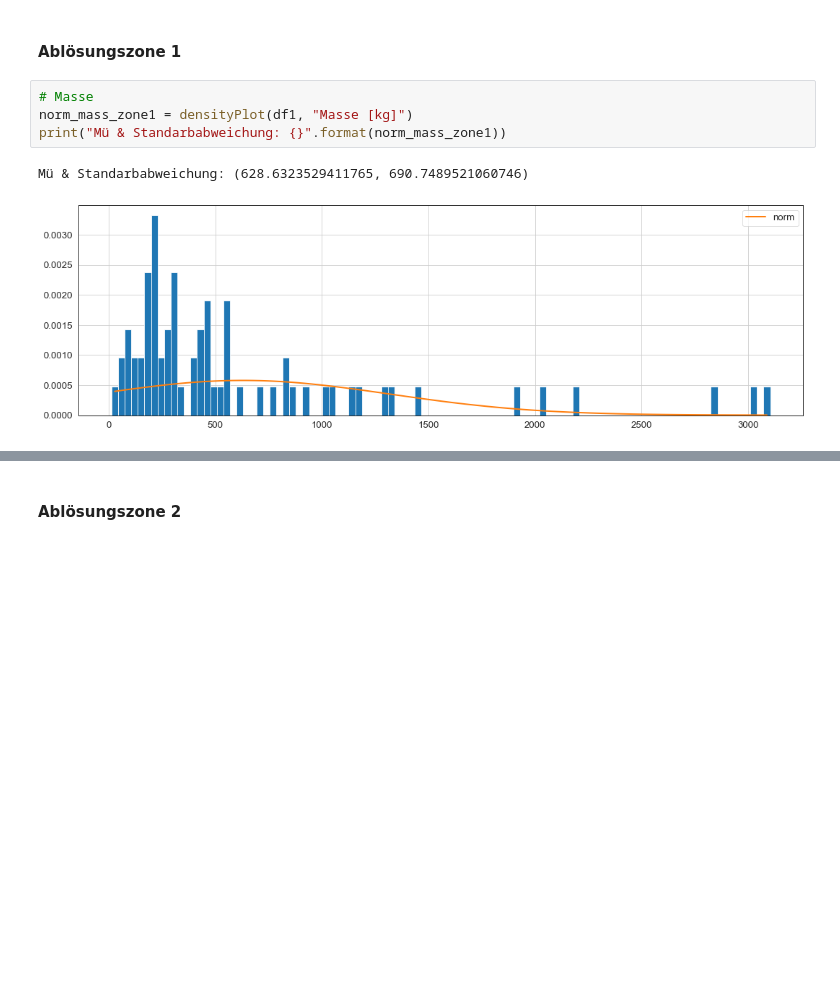
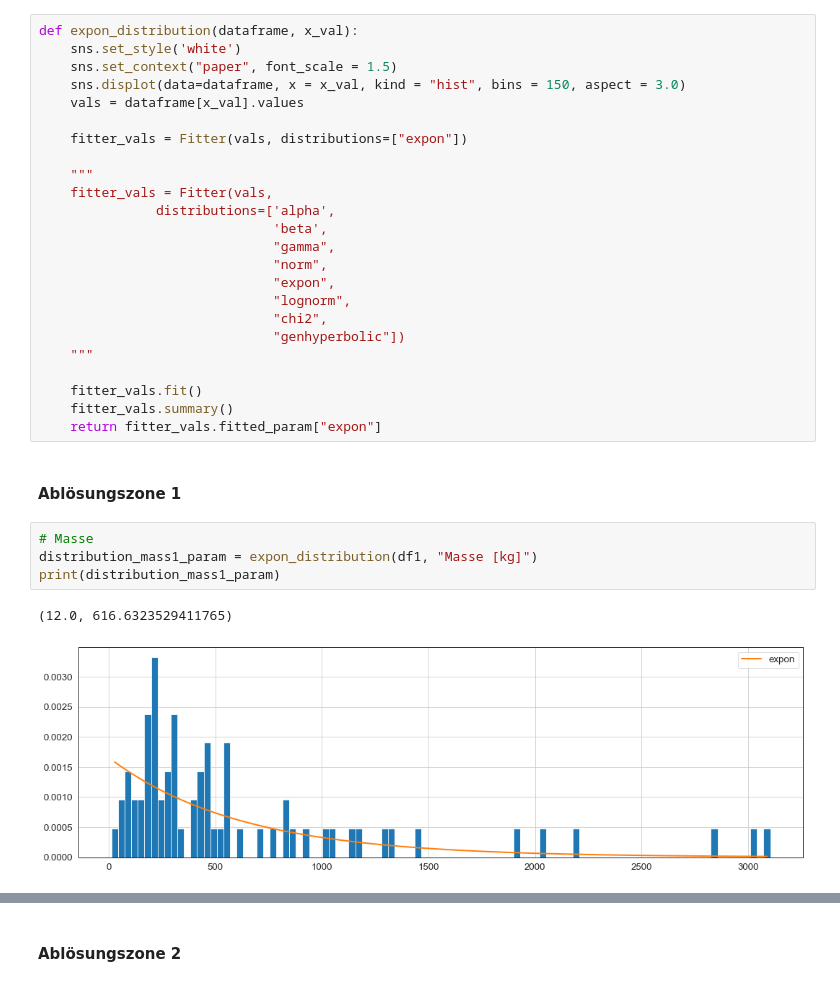
Before and after one commit to 7ben18/FHNW_Steinschlagrisiko, a Jupyter notebook: FHNW_Steinschlagrisiko.ipynb, the cells around one changed output, grey strips where cells are left out. Saved outputs shown, nothing was run; the diff lists cells and outputs as text; blank space fills up the shorter version.

```diff
--- a/FHNW_Steinschlagrisiko.ipynb
+++ b/FHNW_Steinschlagrisiko.ipynb
@@ -424,11 +435,35 @@ def densityPlot(dataframe, x_val):
+# %%
+def expon_distribution(dataframe, x_val):
+    sns.set_style('white')
+    sns.set_context("paper", font_scale = 1.5)
+    sns.displot(data=dataframe, x = x_val, kind = "hist", bins = 150, aspect = 3.0)
+    vals = dataframe[x_val].values
+
+    fitter_vals = Fitter(vals, distributions=["expon"])
+
+    """
+    fitter_vals = Fitter(vals,
+               distributions=['alpha',
+                              'beta',
+                              "gamma",
+                              "norm",
+                              "expon",
+                              "lognorm",
+                              "chi2",
+                              "genhyperbolic"])
+    """
+
+    fitter_vals.fit()
+    fitter_vals.summary()
+    return fitter_vals.fitted_param["expon"]
 # %% [markdown]
 #### Ablösungszone 1
 # %%
 # Masse
-norm_mass_zone1 = densityPlot(df1, "Masse [kg]")
-print("Mü & Standarbabweichung: {}".format(norm_mass_zone1))
+distribution_mass1_param = expon_distribution(df1, "Masse [kg]")
+print(distribution_mass1_param)
 # %% [output]
-Mü & Standarbabweichung: (628.6323529411765, 690.7489521060746)
+(12.0, 616.6323529411765)
-[figure, old version]
+[figure, new version]
 # %%
 # Geschwindigkeit
```
Also changed, not shown: parts of 13 cells of this notebook.
